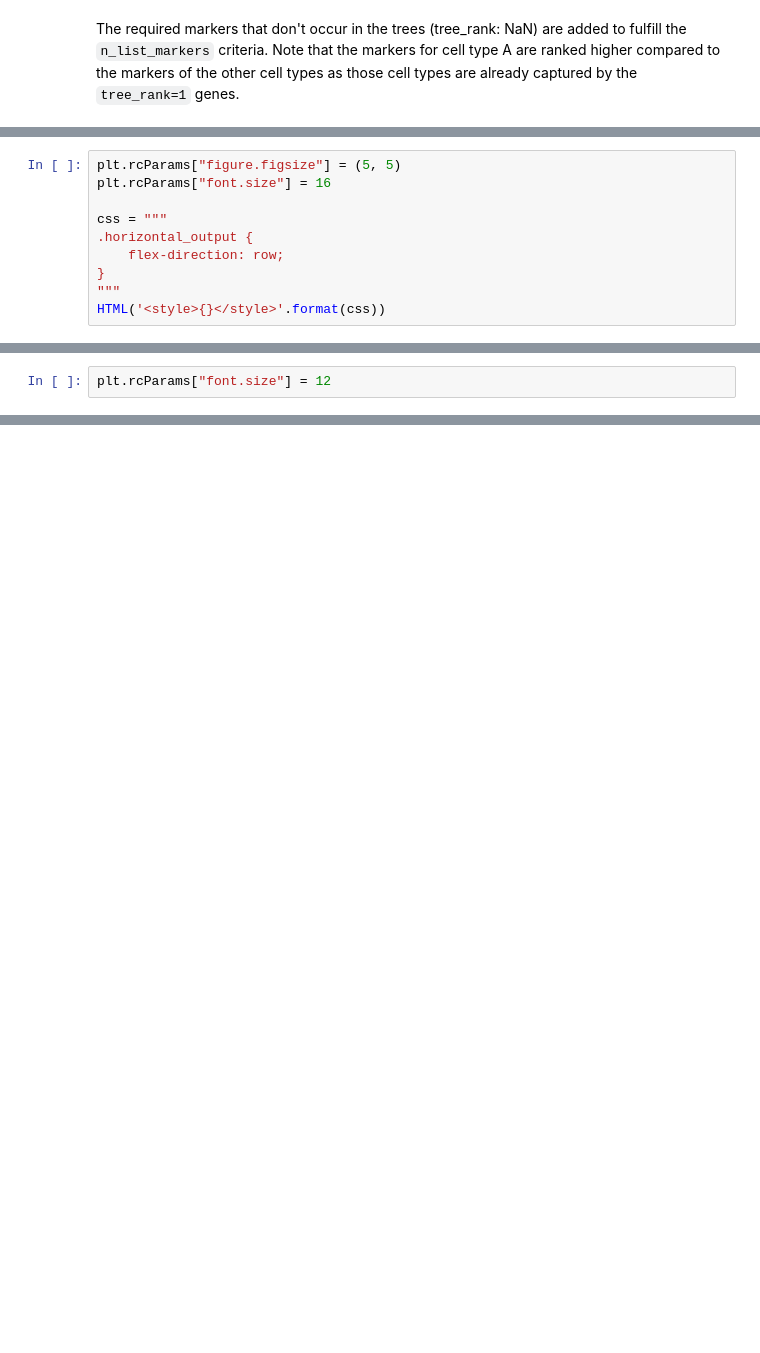
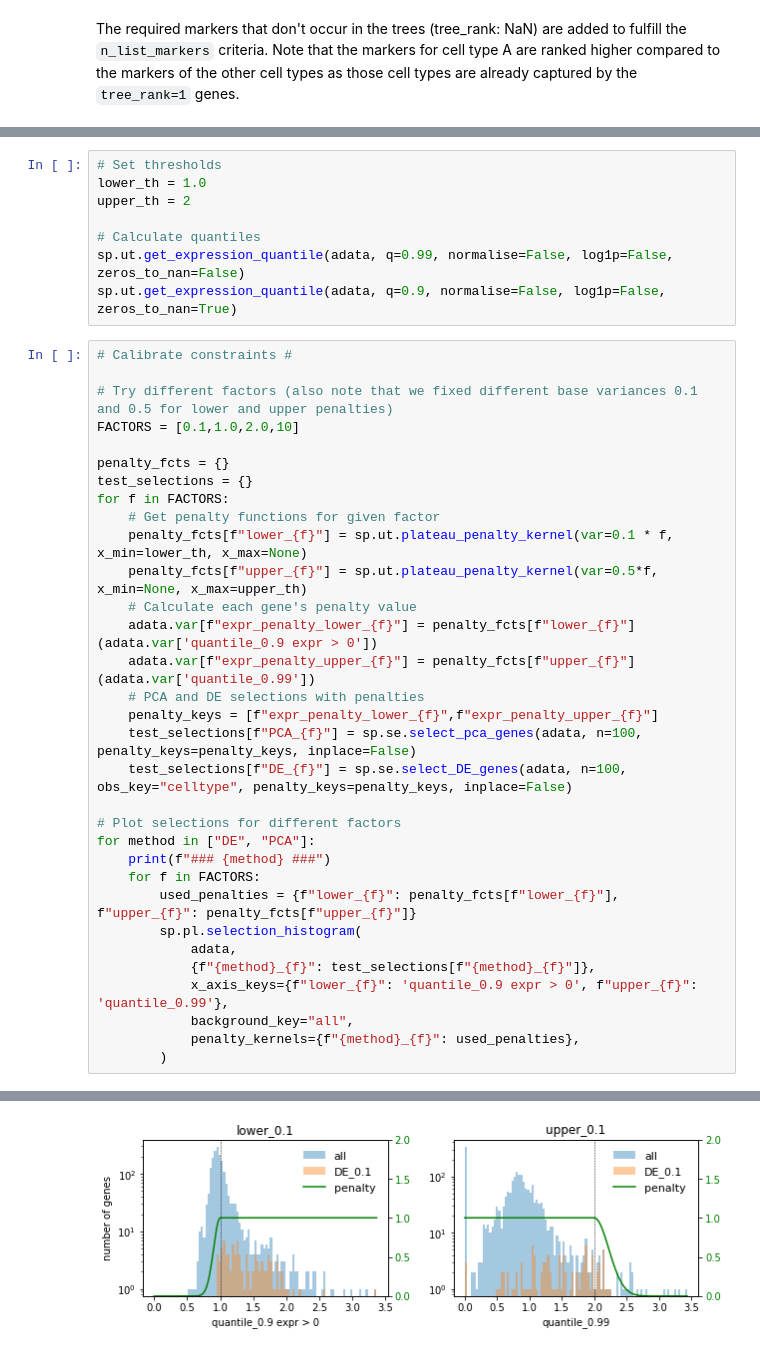
Before and after one commit to theislab/spapros, a Jupyter notebook: docs/_tutorials/spapros_tutorial_advanced_selection.ipynb, the cells around one changed output, grey strips where cells are left out. Drawn from its saved outputs; the diff is of its cells as text; blank space fills up the shorter version.

```diff
--- a/docs/_tutorials/spapros_tutorial_advanced_selection.ipynb
+++ b/docs/_tutorials/spapros_tutorial_advanced_selection.ipynb
@@ -531,10 +376,0 @@ pl.masked_dotplot(adata, selector)
-# %%
-plt.rcParams["figure.figsize"] = (5, 5)
-plt.rcParams["font.size"] = 16
-
-css = """
-.horizontal_output {
-    flex-direction: row;
-}
-"""
-HTML('<style>{}</style>'.format(css))
@@ -553,2 +376,0 @@ selector.plot_gene_overlap(style="venn", fontsize=14)
-# %%
-plt.rcParams["font.size"] = 12
@@ -707,0 +405,41 @@ See our [basic evaluation tutorial](https://spapros.readthedocs.io/en/latest/tut
+# %%
+# Set thresholds
+lower_th = 1.0
+upper_th = 2
+
+# Calculate quantiles
+sp.ut.get_expression_quantile(adata, q=0.99, normalise=False, log1p=False, zeros_to_nan=False)
+sp.ut.get_expression_quantile(adata, q=0.9, normalise=False, log1p=False, zeros_to_nan=True)
+# %%
+# Calibrate constraints #
+
+# Try different factors (also note that we fixed different base variances 0.1 and 0.5 for lower and upper penalties)
+FACTORS = [0.1,1.0,2.0,10]
+
+penalty_fcts = {}
+test_selections = {}
+for f in FACTORS:
+    # Get penalty functions for given factor
+    penalty_fcts[f"lower_{f}"] = sp.ut.plateau_penalty_kernel(var=0.1 * f, x_min=lower_th, x_max=None)
+    penalty_fcts[f"upper_{f}"] = sp.ut.plateau_penalty_kernel(var=0.5*f, x_min=None, x_max=upper_th)
+    # Calculate each gene's penalty value
+    adata.var[f"expr_penalty_lower_{f}"] = penalty_fcts[f"lower_{f}"](adata.var['quantile_0.9 expr > 0'])
+    adata.var[f"expr_penalty_upper_{f}"] = penalty_fcts[f"upper_{f}"](adata.var['quantile_0.99'])
+    # PCA and DE selections with penalties
+    penalty_keys = [f"expr_penalty_lower_{f}",f"expr_penalty_upper_{f}"]
+    test_selections[f"PCA_{f}"] = sp.se.select_pca_genes(adata, n=100, penalty_keys=penalty_keys, inplace=False)
+    test_selections[f"DE_{f}"] = sp.se.select_DE_genes(adata, n=100, obs_key="celltype", penalty_keys=penalty_keys, inplace=False)
+
+# Plot selections for different factors
+for method in ["DE", "PCA"]:
+    print(f"### {method} ###")
+    for f in FACTORS:
+        used_penalties = {f"lower_{f}": penalty_fcts[f"lower_{f}"], f"upper_{f}": penalty_fcts[f"upper_{f}"]}
+        sp.pl.selection_histogram(
+            adata,
+            {f"{method}_{f}": test_selections[f"{method}_{f}"]},
+            x_axis_keys={f"lower_{f}": 'quantile_0.9 expr > 0', f"upper_{f}": 'quantile_0.99'},
+            background_key="all",
+            penalty_kernels={f"{method}_{f}": used_penalties},
+        )
+# %% [output]
@@ -707,0 +447 @@ See our [basic evaluation tutorial](https://spapros.readthedocs.io/en/latest/tut
+[figure, added]
```
Also changed, not shown: parts of 62 cells of this notebook, 7 other files.
